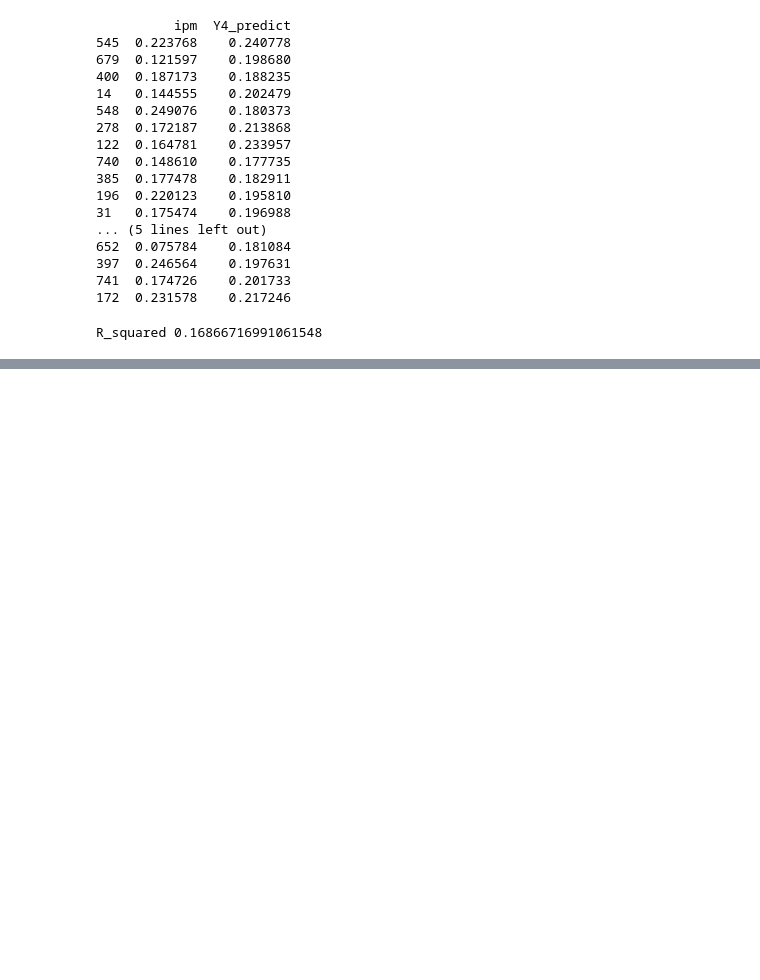
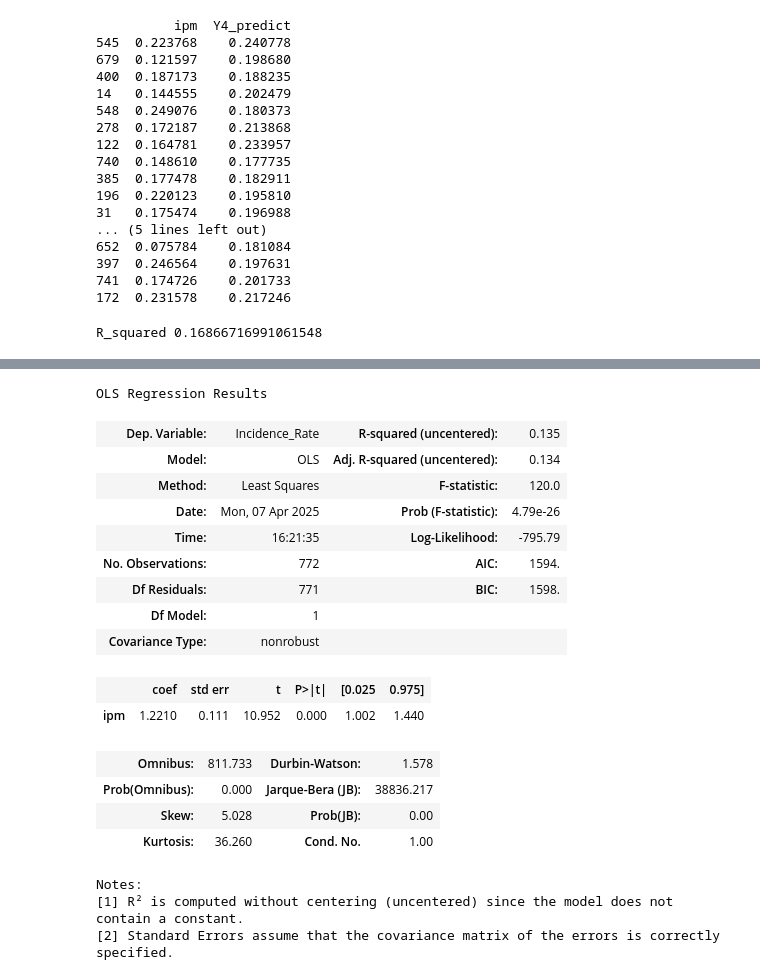
Before and after one commit to roccodecarolis/HEDS_DATA, a Jupyter notebook: HEDS_Data_Analysis_Regression_Model.ipynb, the cells around one changed output, grey strips where cells are left out. Cells and saved outputs as stored; diff of their text form; code cells hidden in the pictures; blank space fills up the shorter version.

```diff
--- a/HEDS_Data_Analysis_Regression_Model.ipynb
+++ b/HEDS_Data_Analysis_Regression_Model.ipynb
@@ -360,0 +467,25 @@ strong multicollinearity or other numerical problems.
+# %%
+X6 = Dataset['ipm']
+Y6 = Dataset['Incidence_Rate']
+mod = sm.OLS(Y6.astype(float), X6.astype(float)).fit()
+mod.summary()
+# %% [output]
+OLS Regression Results
+| Dep. Variable: | Incidence_Rate | R-squared (uncentered): | 0.135 |
+| Model: | OLS | Adj. R-squared (uncentered): | 0.134 |
+| Method: | Least Squares | F-statistic: | 120.0 |
+| Date: | Mon, 07 Apr 2025 | Prob (F-statistic): | 4.79e-26 |
+| Time: | 16:21:35 | Log-Likelihood: | -795.79 |
+| No. Observations: | 772 | AIC: | 1594. |
+| Df Residuals: | 771 | BIC: | 1598. |
+| Df Model: | 1 |  |  |
+| Covariance Type: | nonrobust |  |  |
+|  | coef | std err | t | P>|t| | [0.025 | 0.975] |
+| ipm | 1.2210 | 0.111 | 10.952 | 0.000 | 1.002 | 1.440 |
+| Omnibus: | 811.733 | Durbin-Watson: | 1.578 |
+| Prob(Omnibus): | 0.000 | Jarque-Bera (JB): | 38836.217 |
+| Skew: | 5.028 | Prob(JB): | 0.00 |
+| Kurtosis: | 36.260 | Cond. No. | 1.00 |
+Notes:
+[1] R² is computed without centering (uncentered) since the model does not contain a constant.
+[2] Standard Errors assume that the covariance matrix of the errors is correctly specified.
```
Also changed, not shown: parts of 29 cells of this notebook.
